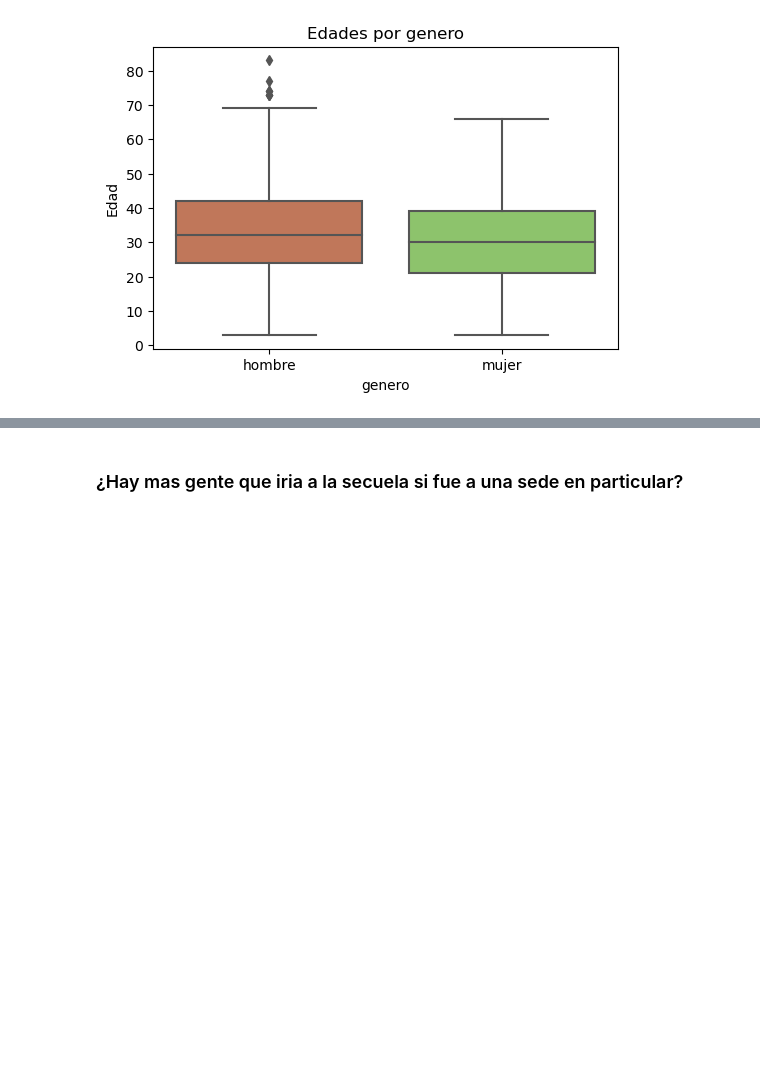
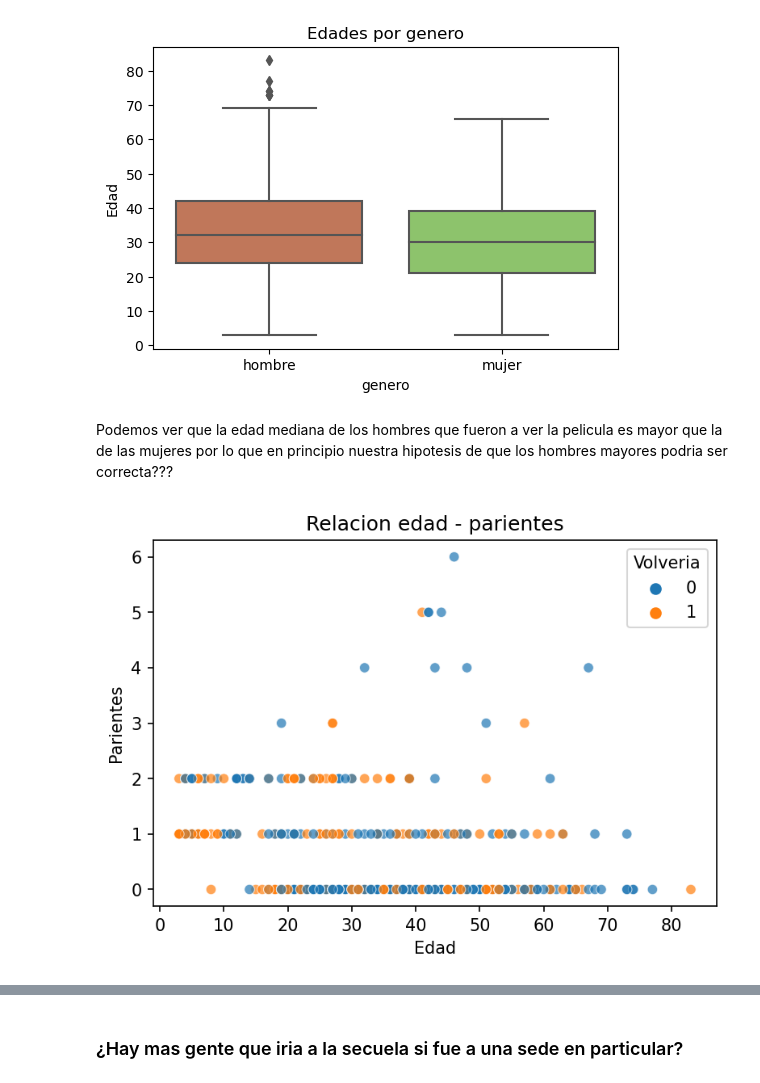
Before and after one commit to brunograssano/TP-Organizacion-de-datos, a Jupyter notebook: TP_Datos.ipynb, the cells around one changed output, grey strips where cells are left out. Saved outputs shown, nothing was run; the diff lists cells and outputs as text; code cells hidden in the pictures; blank space fills up the shorter version.

```diff
--- a/TP_Datos.ipynb
+++ b/TP_Datos.ipynb
@@ -323,3 +324,22 @@ plt.xticks([False, True])
 plt.show()
 # %% [output]
 [figure]
+# %% [markdown]
+Podemos ver que la edad mediana de los hombres que fueron a ver la pelicula es mayor que la de las mujeres por lo
+que en principio nuestra hipotesis de que los hombres mayores podria ser correcta???
+# %%
+plt.figure(dpi=150)
+sns.scatterplot(
+    x='edad',
+    y='parientes',
+    hue=info_fiumark_df['volveria'].tolist(),
+    data=info_fiumark_df,
+    alpha=0.7,
+)
+plt.legend(title="Volveria")
+plt.ylabel("Parientes")
+plt.xlabel("Edad")
+plt.title('Relacion edad - parientes')
+plt.show()
+# %% [output]
+[figure, added]
```
Also changed, not shown: parts of 8 cells of this notebook.
